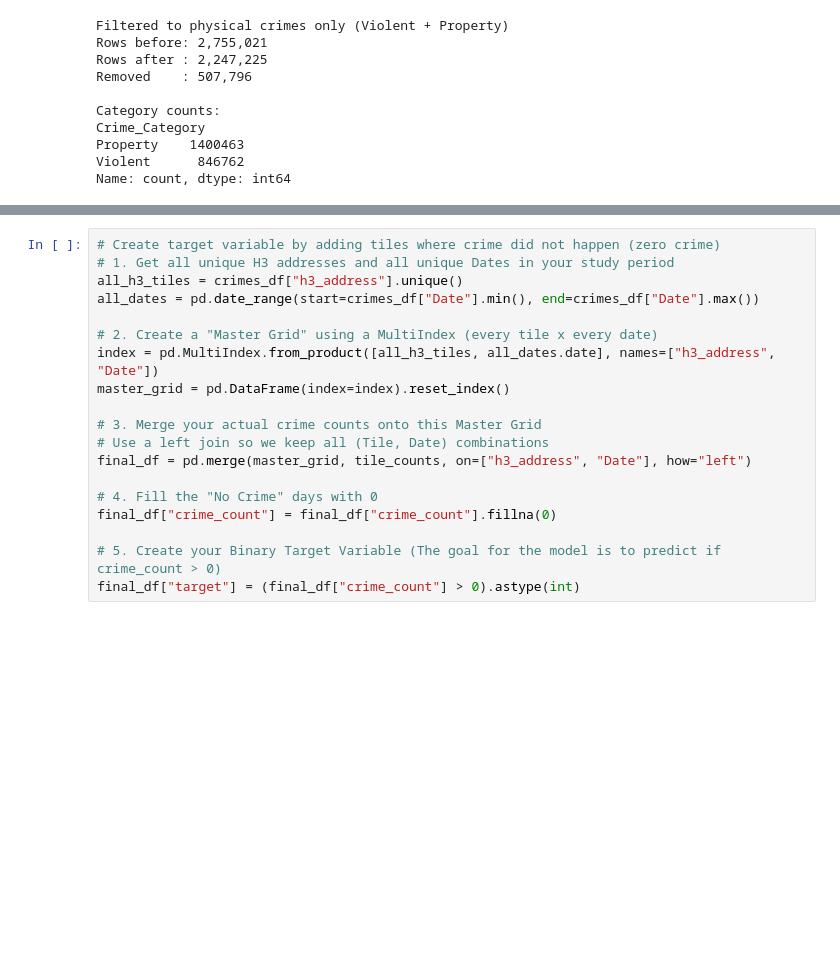
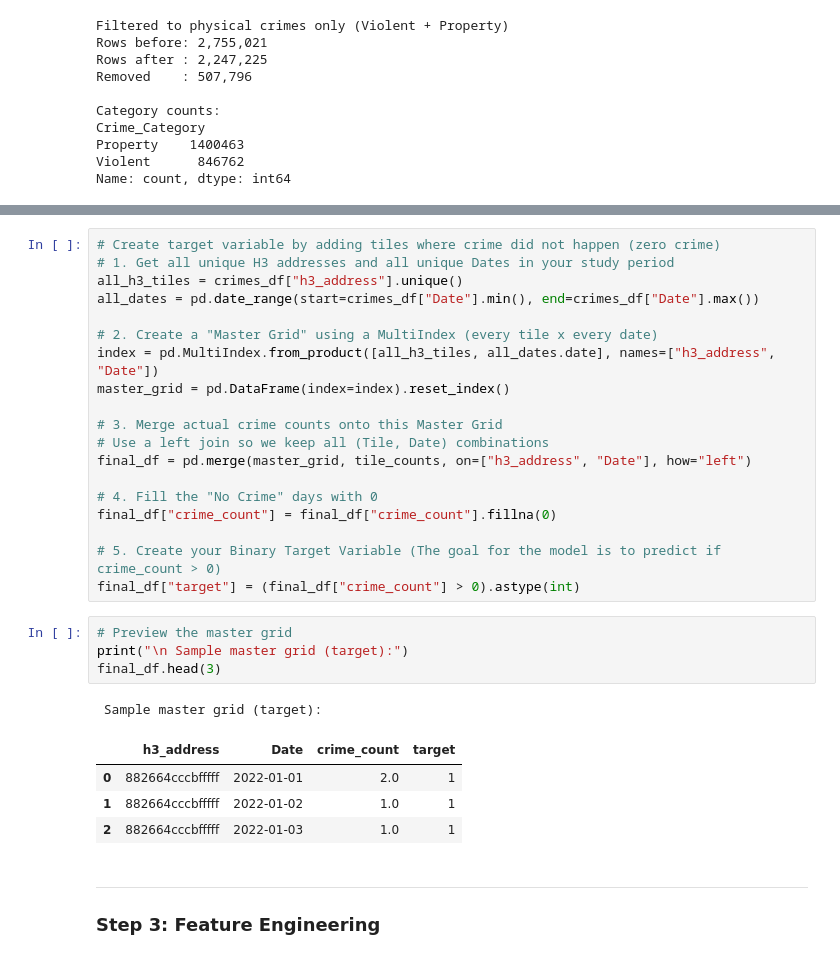
Before and after one commit to e1548423/Team23_IT5006_Predictive_Policing_AY2526Sem2, a Jupyter notebook: ML/Model/Crime_Prediction_Training.ipynb, the cells around one changed output, grey strips where cells are left out. Cells and saved outputs as stored; diff of their text form; blank space fills up the shorter version.

Commit message:
Created master grid of (tile x date) and target variable

```diff
--- a/ML/Model/Crime_Prediction_Training.ipynb
+++ b/ML/Model/Crime_Prediction_Training.ipynb
@@ -342,7 +342,7 @@ all_dates = pd.date_range(start=crimes_df["Date"].min(), end=crimes_df["Date"].m
 index = pd.MultiIndex.from_product([all_h3_tiles, all_dates.date], names=["h3_address", "Date"])
 master_grid = pd.DataFrame(index=index).reset_index()
 
-# 3. Merge your actual crime counts onto this Master Grid
+# 3. Merge actual crime counts onto this Master Grid
 # Use a left join so we keep all (Tile, Date) combinations
 final_df = pd.merge(master_grid, tile_counts, on=["h3_address", "Date"], how="left")
 
@@ -351,3 +351,16 @@ final_df["crime_count"] = final_df["crime_count"].fillna(0)
 
 # 5. Create your Binary Target Variable (The goal for the model is to predict if crime_count > 0)
 final_df["target"] = (final_df["crime_count"] > 0).astype(int)
+# %%
+# Preview the master grid
+print("\n Sample master grid (target):")
+final_df.head(3)
+# %% [output]
+ Sample master grid (target):
+|  | h3_address | Date | crime_count | target |
+| 0 | 882664cccbfffff | 2022-01-01 | 2.0 | 1 |
+| 1 | 882664cccbfffff | 2022-01-02 | 1.0 | 1 |
+| 2 | 882664cccbfffff | 2022-01-03 | 1.0 | 1 |
+# %% [markdown]
+---
+### Step 3: Feature Engineering
```
Also changed, not shown: parts of 5 cells of this notebook.
